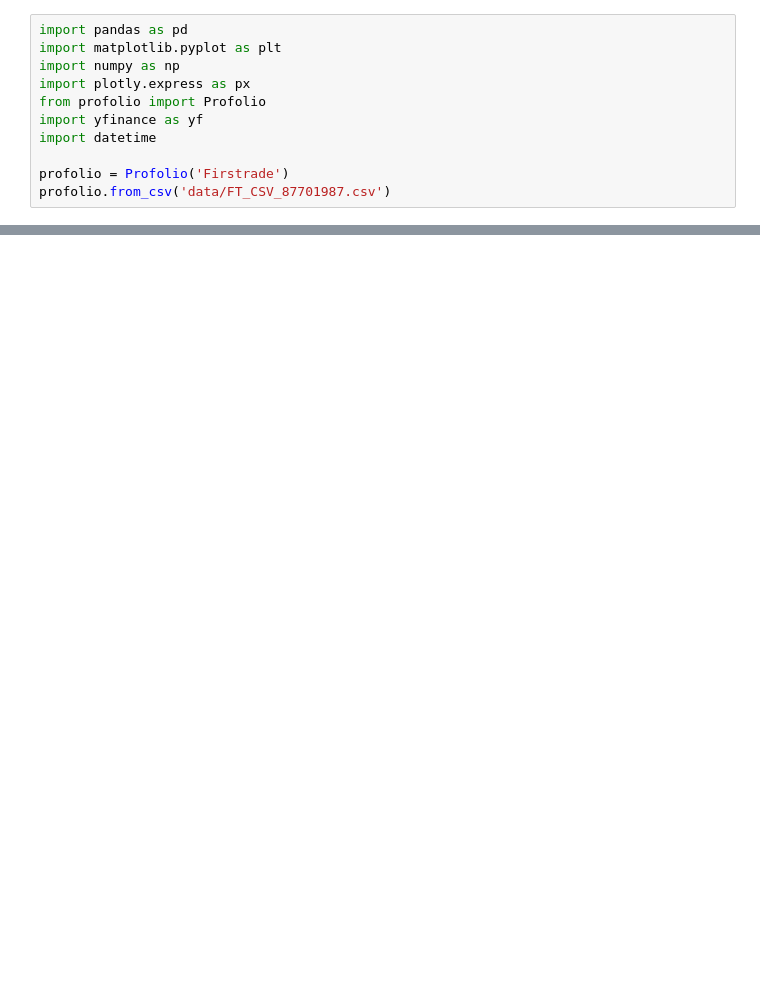
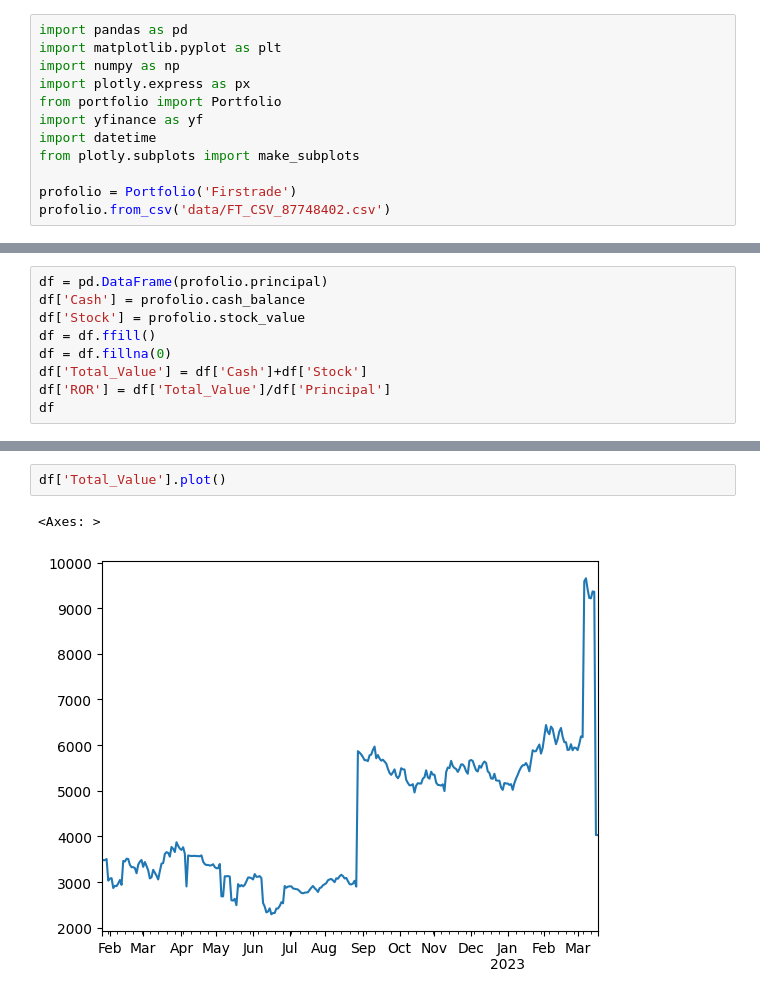
Before and after one commit to libao3128/profolio_manager, a Jupyter notebook: analysis.ipynb, the cells around one changed output, grey strips where cells are left out. Drawn from its saved outputs; the diff is of its cells as text; blank space fills up the shorter version.

```diff
--- a/analysis.ipynb
+++ b/analysis.ipynb
@@ -3,12 +3,13 @@ import pandas as pd
 import matplotlib.pyplot as plt
 import numpy as np
 import plotly.express as px
-from profolio import Profolio
+from portfolio import Portfolio
 import yfinance as yf
 import datetime
+from plotly.subplots import make_subplots
 
-profolio = Profolio('Firstrade')
-profolio.from_csv('data/FT_CSV_87701987.csv')
+profolio = Portfolio('Firstrade')
+profolio.from_csv('data/FT_CSV_87748402.csv')
 # %%
 from chart import Chart
 new_chart = Chart(profolio)
@@ -22,0 +71,9 @@ new_chart.Total_Value()
+# %%
+df = pd.DataFrame(profolio.principal)
+df['Cash'] = profolio.cash_balance
+df['Stock'] = profolio.stock_value
+df = df.ffill()
+df = df.fillna(0)
+df['Total_Value'] = df['Cash']+df['Stock']
+df['ROR'] = df['Total_Value']/df['Principal']
+df
@@ -22,0 +104,5 @@ new_chart.Total_Value()
+# %%
+df['Total_Value'].plot()
+# %% [output]
+<Axes: >
+[figure, added]
```
Also changed, not shown: parts of 16 cells of this notebook, 6 other files.
